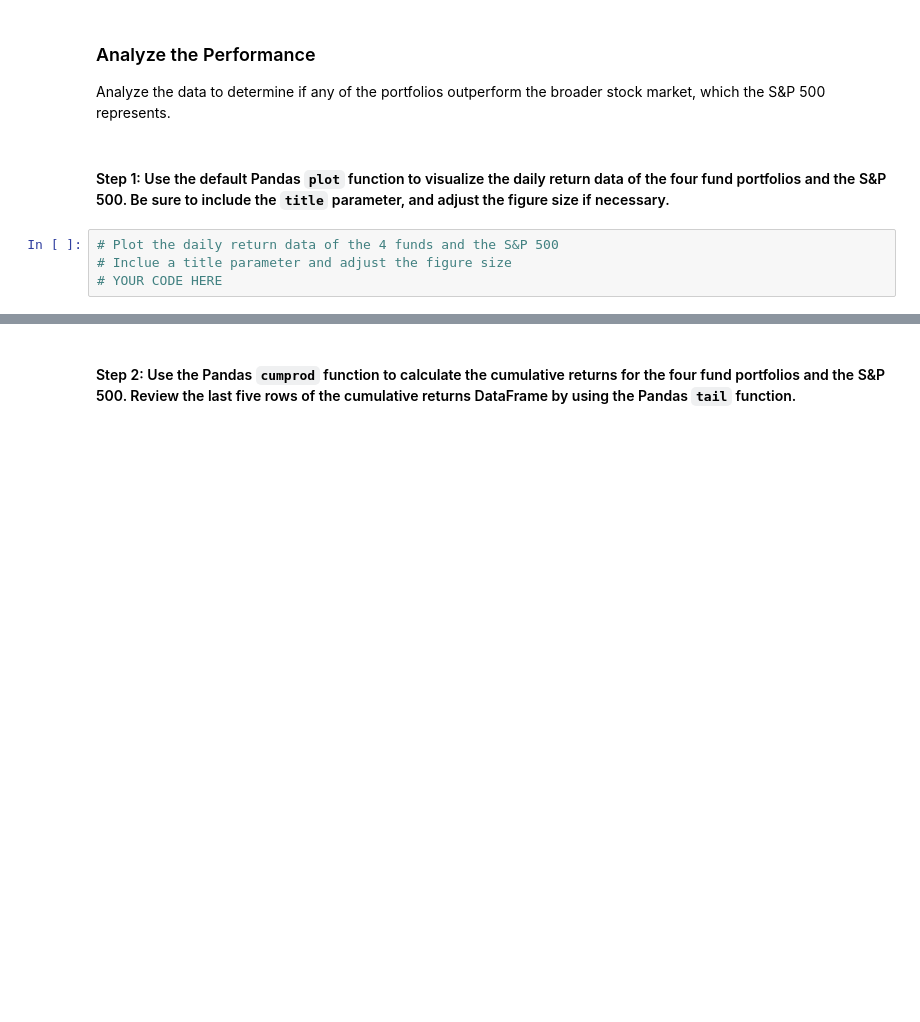
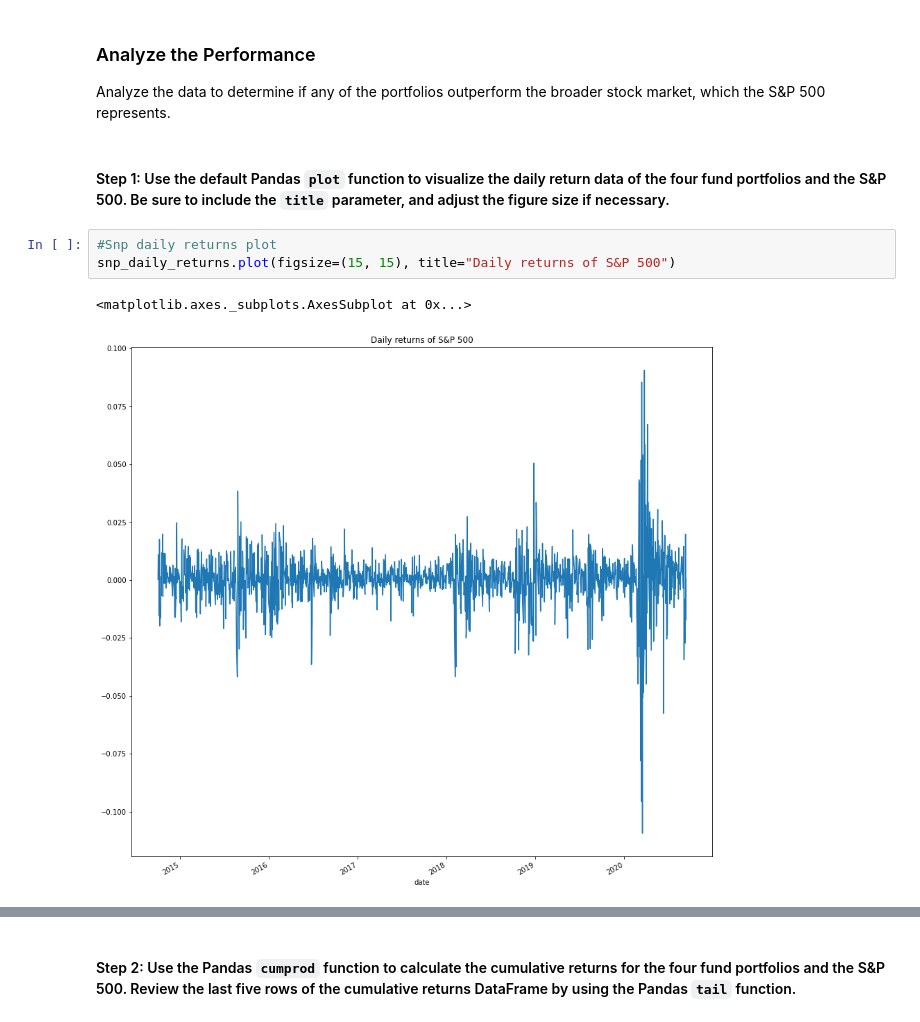
Before and after one commit to carlosmpr/Challange4-quantitative-analyst-for-a-FinTech-investing-platform, a Jupyter notebook: risk_return_analysis.ipynb, the cells around one changed output, grey strips where cells are left out. Cells and saved outputs as stored; diff of their text form; blank space fills up the shorter version.

```diff
--- a/risk_return_analysis.ipynb
+++ b/risk_return_analysis.ipynb
@@ -194,7 +194,9 @@ The analysis has several components: performance, volatility, risk, risk-return
 Analyze the data to determine if any of the portfolios outperform the broader stock market, which the S&P 500 represents.
 # %% [markdown]
 #### Step 1:  Use the default Pandas `plot` function to visualize the daily return data of the four fund portfolios and the S&P 500. Be sure to include the `title` parameter, and adjust the figure size if necessary.
-# %%
-# Plot the daily return data of the 4 funds and the S&P 500
-# Inclue a title parameter and adjust the figure size
-# YOUR CODE HERE
+# %%
+#Snp daily returns plot
+snp_daily_returns.plot(figsize=(15, 15), title="Daily returns of S&P 500")
+# %% [output]
+<matplotlib.axes._subplots.AxesSubplot at 0x...>
+[figure, added]
```
Also changed, not shown: parts of 16 cells of this notebook.
